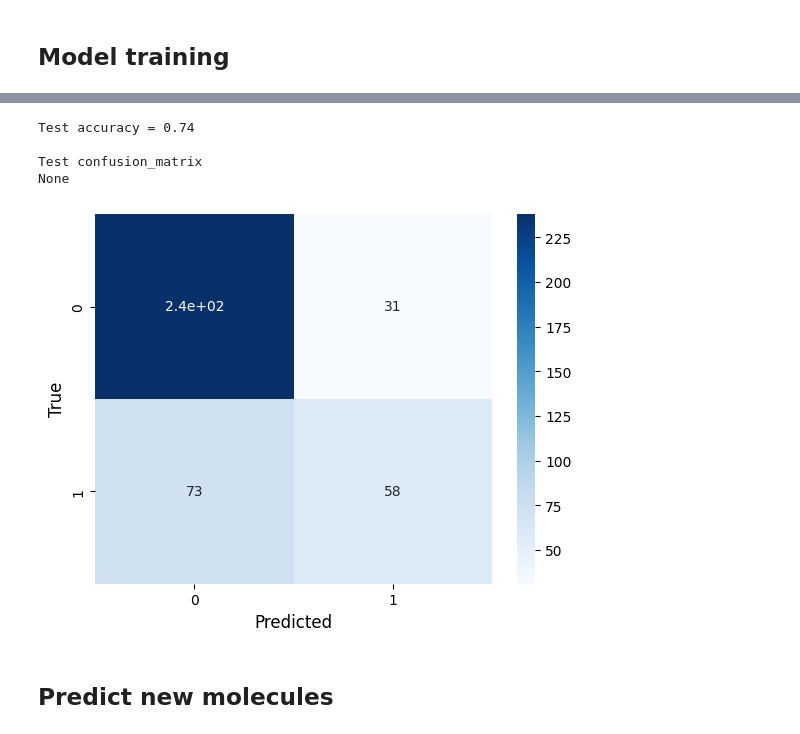
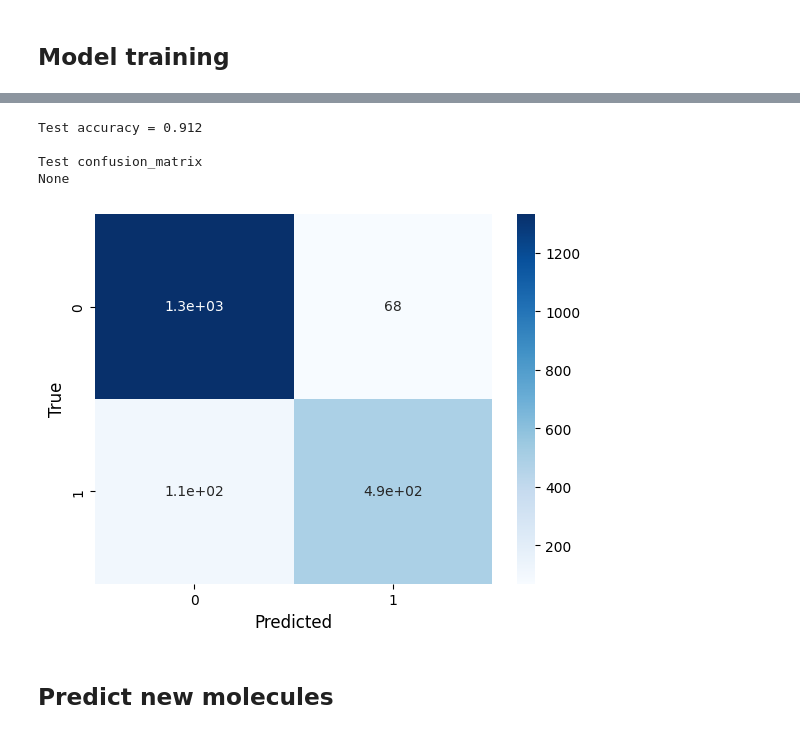
Before and after one commit to jespervh19/8CC00Code, a Jupyter notebook: GroupAssignment/Group_assignment_notebook.ipynb, the cells around one changed output, grey strips where cells are left out. Cells and saved outputs as stored; diff of their text form; code cells hidden in the pictures.

```diff
--- a/GroupAssignment/Group_assignment_notebook.ipynb
+++ b/GroupAssignment/Group_assignment_notebook.ipynb
@@ -87,0 +62,2 @@ Length: 102, dtype: float64
+# %%
+num_components = analysis.plot_variance(descriptors[selected_descriptors], percentage=0.99)
@@ -92,2 +71,0 @@ X_train, X_test, y_train, y_test = train_test_split(descriptors, labels, test_si
-# %%
-pipeline = model.train(X_train, y_train, num_components)
@@ -95,0 +72,5 @@ Train accuracy = 0.774
+# %%
+X, y = descriptors[selected_descriptors], labels
+# %%
+pipeline = model.train(X, y, num_components, degrees=[1,2], use_pca=[True, False])
+print(pipeline)
@@ -96,12 +92,12 @@ Train accuracy = 0.774
 # %%
-accuracy = model.test(pipeline, X_test, y_test)
+accuracy = model.test(pipeline, X, y)
 print(accuracy)
 # %% [output]
-Test accuracy = 0.74
+Test accuracy = 0.912
 
 Test confusion_matrix
 None
-[figure, old version]
+[figure, new version]
 # %% [markdown]
 ## Predict new molecules
 # %%
```
Also changed, not shown: parts of 16 cells of this notebook, 3 other files.
